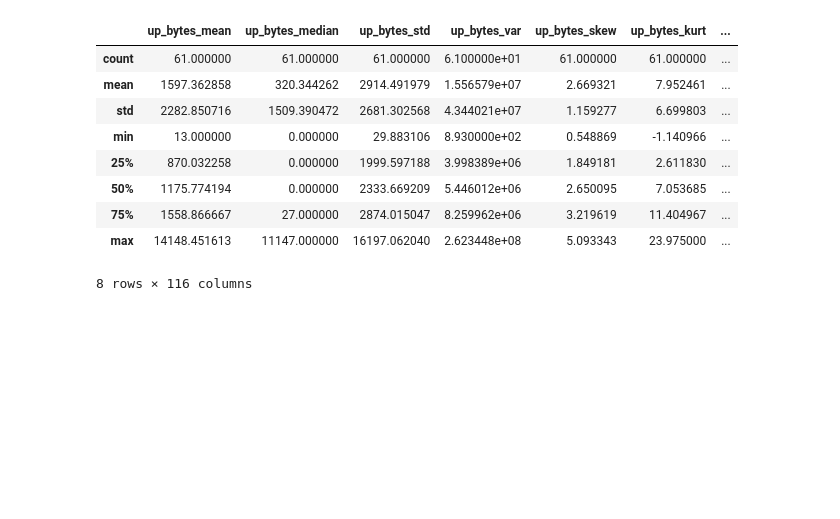
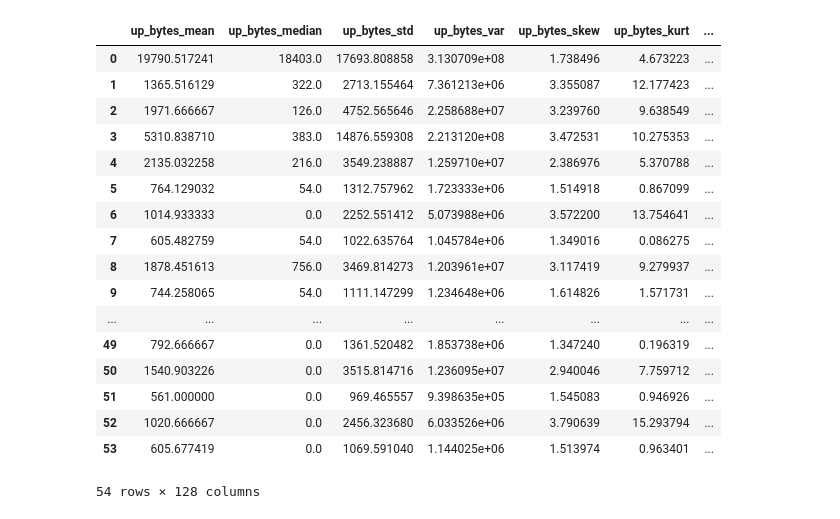
Before and after one commit to alagoa/application-identification, a Jupyter notebook: analysis/srsbsns.ipynb, the cells around one changed output. Cells and saved outputs as stored; diff of their text form; code cells hidden in the pictures; blank space fills up the shorter version.

```diff
--- a/analysis/srsbsns.ipynb
+++ b/analysis/srsbsns.ipynb
@@ -151,6 +183,7 @@ for scalo in scalos_down:
     local_max_down_packet.append(get_spikes(scalo[1], np.greater))
     local_min_down_packet.append(get_spikes(scalo[1], np.less))
 # %%
+from itertools import groupby
 def get_stats_numpy(data):
     mean = np.mean(data)
     median = np.median(data)
@@ -160,6 +193,9 @@ def get_stats_numpy(data):
     kurt = stats.kurtosis(data)
     pc = [25,50,75]
     percentiles = np.array(np.percentile(data, pc))
+    silences = np.count_nonzero(np.asarray(data)==0.0)
+    longest_silence = max(sum(1 for _ in g) for k, g in groupby(data) if k==0) if silences > 0 else 0
+    shortest_silence = min(sum(1 for _ in g) for k, g in groupby(data) if k==0) if silences > 0 else 0
 
     #print("Mean: " + str(mean))
     #print("Media: " + str(median))
@@ -171,7 +207,7 @@ def get_stats_numpy(data):
     #print("Pc50: " + str(percentiles[1]))
     #print("Pc75: " + str(percentiles[2]))
 
-    features = np.hstack((mean, median, std, var, skew, kurt, percentiles))
+    features = np.hstack((mean, median, std, var, skew, kurt, percentiles, silences, longest_silence, shortest_silence))
     return features
 # %%
 def get_stats_json(data):
@@ -261,44 +299,58 @@ def get_features_json(info):
 import pandas as pd
 
 samples = get_features_numpy(info)
 
 names = [
     'up_bytes_mean', 'up_bytes_median', 'up_bytes_std', 'up_bytes_var', 'up_bytes_skew', 'up_bytes_kurt',
-    'up_bytes_perc25', 'up_bytes_perc50', 'up_bytes_perc75','up_packet_mean', 'up_packet_median', 'up_packet_std',
-    'up_packet_var', 'up_packet_skew', 'up_packet_kurt', 'up_packet_perc25', 'up_packet_perc50', 'up_packet_perc75',
+    'up_bytes_perc25', 'up_bytes_perc50', 'up_bytes_perc75',
+    'up_bytes_silences', 'up_bytes_longest_silence', 'up_bytes_shortest_silence',
+    'up_packet_mean', 'up_packet_median', 'up_packet_std', 'up_packet_var', 'up_packet_skew', 'up_packet_kurt',
+    'up_packet_perc25', 'up_packet_perc50', 'up_packet_perc75',
+    'up_packet_silences', 'up_packet_longest_silence', 'up_packet_shortest_silence',
     'up_bytes_1max_y', 'up_bytes_2max_y', 'up_bytes_3max_y', 'up_bytes_4max_y', 'up_bytes_5max_y',
     'up_bytes_1max_x', 'up_bytes_2max_x', 'up_bytes_3max_x', 'up_bytes_4max_x', 'up_bytes_5max_x',
     'up_bytes_1min_y', 'up_bytes_2min_y', 'up_bytes_3min_y', 'up_bytes_4min_y', 'up_bytes_5min_y',
     'up_bytes_1min_x', 'up_bytes_2min_x', 'up_bytes_3min_x', 'up_bytes_4min_x', 'up_bytes_5min_x',
     'up_packet_1max_y', 'up_packet_2max_y', 'up_packet_3max_y', 'up_packet_4max_y', 'up_packet_5max_y',
     'up_packet_1max_x', 'up_packet_2max_x', 'up_packet_3max_x', 'up_packet_4max_x', 'up_packet_5max_x',
     'up_packet_1min_y', 'up_packet_2min_y', 'up_packet_2min_y', 'up_packet_4min_y', 'up_packet_5min_y',
     'up_packet_1min_x', 'up_packet_2min_x', 'up_packet_3min_x', 'up_packet_4min_x', 'up_packet_5min_x',
 
     'down_bytes_mean', 'down_bytes_median', 'down_bytes_std', 'down_bytes_var', 'down_bytes_skew', 'down_bytes_kurt',
-    'down_bytes_perc25', 'down_bytes_perc50', 'down_bytes_perc75','down_packet_mean', 'down_packet_median', 'down_packet_std',
-    'down_packet_var', 'down_packet_skew', 'down_packet_kurt', 'down_packet_perc25', 'down_packet_perc50', 'down_packet_perc75',
+    'down_bytes_perc25', 'down_bytes_perc50', 'down_bytes_perc75',
+    'down_bytes_silences', 'down_bytes_longest_silence', 'down_bytes_shortest_silence',
+    'down_packet_mean', 'down_packet_median', 'down_packet_std', 'down_packet_var', 'down_packet_skew', 'down_packet_kurt',
+    'down_packet_perc25', 'down_packet_perc50', 'down_packet_perc75',
+    'down_packet_silences', 'down_packet_longest_silence', 'down_packet_shortest_silence',
     'down_bytes_1max_y', 'down_bytes_2max_y', 'down_bytes_3max_y', 'down_bytes_4max_y', 'down_bytes_5max_y',
     'down_bytes_1max_x', 'down_bytes_2max_x', 'down_bytes_3max_x', 'down_bytes_4max_x', 'down_bytes_5max_x',
     'down_bytes_1min_y', 'down_bytes_2min_y', 'down_bytes_3min_y', 'down_bytes_4min_y', 'down_bytes_5min_y',
     'down_bytes_1min_x', 'down_bytes_2min_x', 'down_bytes_3min_x', 'down_bytes_4min_x', 'down_bytes_5min_x',
     'down_packet_1max_y', 'down_packet_2max_y', 'down_packet_3max_y', 'down_packet_4max_y', 'down_packet_5max_y',
     'down_packet_1max_x', 'down_packet_2max_x', 'down_packet_3max_x', 'down_packet_4max_x', 'down_packet_5max_x',
     'down_packet_1min_y', 'down_packet_2min_y', 'down_packet_2min_y', 'down_packet_4min_y', 'down_packet_5min_y',
     'down_packet_1min_x', 'down_packet_2min_x', 'down_packet_3min_x', 'down_packet_4min_x', 'down_packet_5min_x'
 ]
 
 
 df = pd.DataFrame(samples, columns=names)
-df.describe()
+df
 # %% [output]
 |  | up_bytes_mean | up_bytes_median | up_bytes_std | up_bytes_var | up_bytes_skew | up_bytes_kurt | ... |
-| count | 61.000000 | 61.000000 | 61.000000 | 6.100000e+01 | 61.000000 | 61.000000 | ... |
-| mean | 1597.362858 | 320.344262 | 2914.491979 | 1.556579e+07 | 2.669321 | 7.952461 | ... |
-| std | 2282.850716 | 1509.390472 | 2681.302568 | 4.344021e+07 | 1.159277 | 6.699803 | ... |
-| min | 13.000000 | 0.000000 | 29.883106 | 8.930000e+02 | 0.548869 | -1.140966 | ... |
-| 25% | 870.032258 | 0.000000 | 1999.597188 | 3.998389e+06 | 1.849181 | 2.611830 | ... |
-| 50% | 1175.774194 | 0.000000 | 2333.669209 | 5.446012e+06 | 2.650095 | 7.053685 | ... |
-| 75% | 1558.866667 | 27.000000 | 2874.015047 | 8.259962e+06 | 3.219619 | 11.404967 | ... |
-| max | 14148.451613 | 11147.000000 | 16197.062040 | 2.623448e+08 | 5.093343 | 23.975000 | ... |
+| 0 | 19790.517241 | 18403.0 | 17693.808858 | 3.130709e+08 | 1.738496 | 4.673223 | ... |
+| 1 | 1365.516129 | 322.0 | 2713.155464 | 7.361213e+06 | 3.355087 | 12.177423 | ... |
+| 2 | 1971.666667 | 126.0 | 4752.565646 | 2.258688e+07 | 3.239760 | 9.638549 | ... |
+| 3 | 5310.838710 | 383.0 | 14876.559308 | 2.213120e+08 | 3.472531 | 10.275353 | ... |
+| 4 | 2135.032258 | 216.0 | 3549.238887 | 1.259710e+07 | 2.386976 | 5.370788 | ... |
+| 5 | 764.129032 | 54.0 | 1312.757962 | 1.723333e+06 | 1.514918 | 0.867099 | ... |
+| 6 | 1014.933333 | 0.0 | 2252.551412 | 5.073988e+06 | 3.572200 | 13.754641 | ... |
+| 7 | 605.482759 | 54.0 | 1022.635764 | 1.045784e+06 | 1.349016 | 0.086275 | ... |
+| 8 | 1878.451613 | 756.0 | 3469.814273 | 1.203961e+07 | 3.117419 | 9.279937 | ... |
+| 9 | 744.258065 | 54.0 | 1111.147299 | 1.234648e+06 | 1.614826 | 1.571731 | ... |
+| ... | ... | ... | ... | ... | ... | ... | ... |
+| 49 | 792.666667 | 0.0 | 1361.520482 | 1.853738e+06 | 1.347240 | 0.196319 | ... |
+| 50 | 1540.903226 | 0.0 | 3515.814716 | 1.236095e+07 | 2.940046 | 7.759712 | ... |
+| 51 | 561.000000 | 0.0 | 969.465557 | 9.398635e+05 | 1.545083 | 0.946926 | ... |
+| 52 | 1020.666667 | 0.0 | 2456.323680 | 6.033526e+06 | 3.790639 | 15.293794 | ... |
+| 53 | 605.677419 | 0.0 | 1069.591040 | 1.144025e+06 | 1.513974 | 0.963401 | ... |
-8 rows × 116 columns
+54 rows × 128 columns
```
Also changed, not shown: parts of 9 cells of this notebook, 24 other files.
